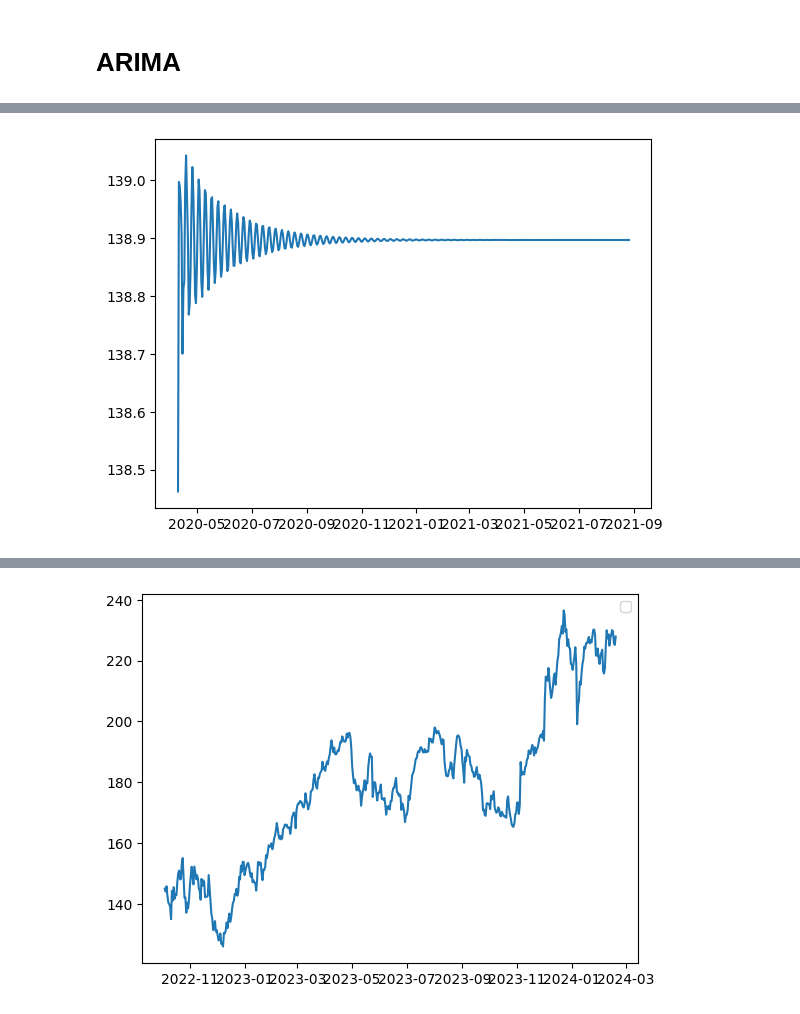
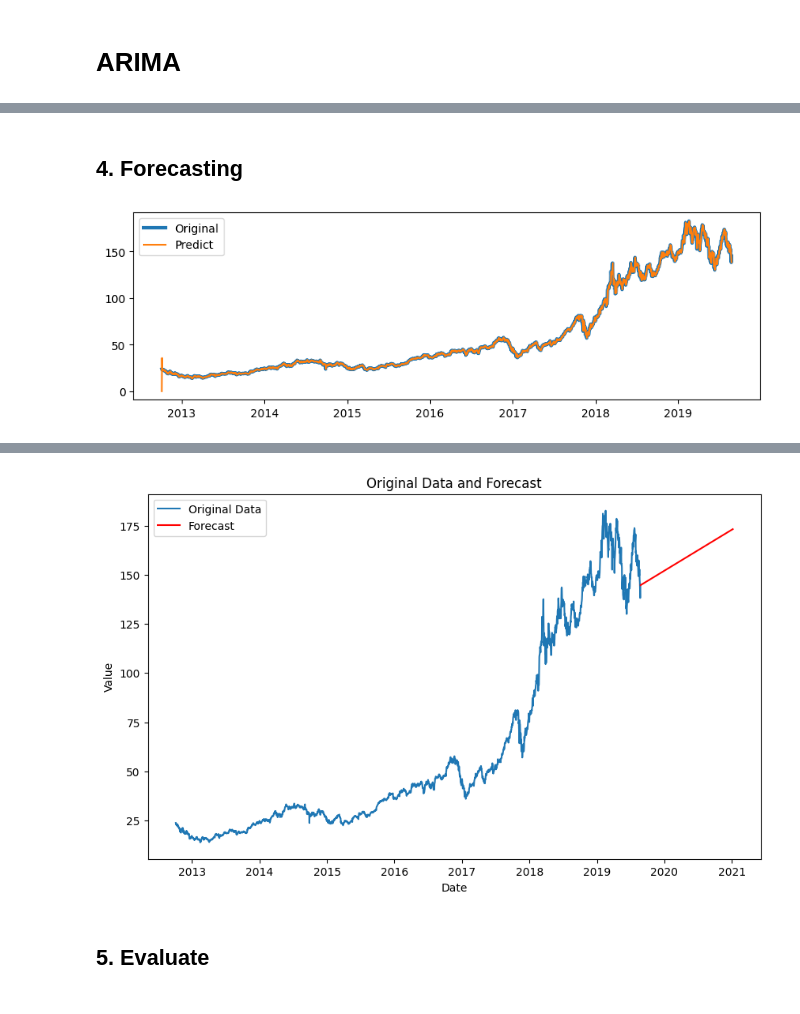
Before and after one commit to Luv-valecha/Stock_Price_Prediction, a Jupyter notebook: ARIMA.ipynb, the cells around one changed output, grey strips where cells are left out. Saved outputs shown, nothing was run; the diff lists cells and outputs as text; code cells hidden in the pictures.

Commit message:
arima completed with some visualization and evaluation

```diff
--- a/ARIMA.ipynb
+++ b/ARIMA.ipynb
@@ -159,0 +124,11 @@ Selected p: 5, Selected q: 5
+# %%
+# for the value of p in arima(p,d,q) will palot he PACF plot and will see the spicks crossing the significent limits of the PACF plot
+
+plt.rcParams.update({'figure.figsize':(10,3)})
+
+fig, axes = plt.subplots(1, 2)
+axes[0].plot(data.diff().diff()); axes[0].set_title('2nd Differencing')
+axes[1].set(ylim=(0,5))
+plot_pacf(data.diff().dropna(), ax=axes[1], lags=40)
+plt.tight_layout()
+plt.show()
@@ -159,0 +139,11 @@ Selected p: 5, Selected q: 5
+# %%
+# for the value of p in arima(p,d,q) will palot he PACF plot and will see the spicks crossing the significent limits of the PACF plot
+
+plt.rcParams.update({'figure.figsize':(10,3)})
+
+fig, axes = plt.subplots(1, 2)
+axes[0].plot(data.diff().diff()); axes[0].set_title('2nd Differencing')
+axes[1].set(ylim=(0,5))
+plot_acf(data.diff().dropna(), ax=axes[1])
+
+plt.show()
@@ -160,19 +160,14 @@ Selected p: 5, Selected q: 5
 # %%
 from statsmodels.tsa.arima.model import ARIMA
-model = ARIMA(train['Open'], order=(5, 1, 5))  # Replace p, d, q with chosen values
+model = ARIMA(data, order=(1, 2, 1))  # here p=1, d=2, q=1
 model_fit = model.fit()
 
-# 6. Summary of the model
+# Summary of the model
 print(model_fit.summary())
 
-# 7. Forecast
-forecast = model_fit.forecast(steps = len(test))
-
-print(forecast)
-
-# 8. Plot forecast
-#series.plot(label='Historical')
-#forecast.plot(label='Forecast', color='red')
+# Forecast
+forecast = model_fit.forecast(500)
+predict = model_fit.predict()
 # %% [output]
                                SARIMAX Results
 ==============================================================================
@@ -213,9 +189,9 @@ test.head()
+# %% [markdown]
+<h2> 4. Forecasting
 # %%
-plt.plot(forecast)
+plt.plot(data, label='Original',linewidth = 3)
+plt.plot(predict, label='Predict')
+plt.legend()
 plt.show()
-plt.plot(test['Open'])
-plt.legend()
-#plt.xlim(2013,2017)
-plt.show()
 # %% [output]
-[figure, old version]
+[figure, new version]
@@ -223 +198,14 @@ WARNING:matplotlib.legend:No artists with labels found to put in legend.  Note t
-[figure, removed]
+# %%
+# Plot original data and forecast
+plt.figure(figsize=(10, 6))
+plt.plot(data, label='Original Data')  # Plot original data
+plt.plot(forecast_series, label='Forecast', color='red')  # Plot forecasted values
+plt.title('Original Data and Forecast')
+plt.xlabel('Date')
+plt.ylabel('Value')
+plt.legend()
+plt.show()
+# %% [output]
+[figure, added]
+# %% [markdown]
+<h2> 5. Evaluate
```
Also changed, not shown: parts of 31 cells of this notebook.
